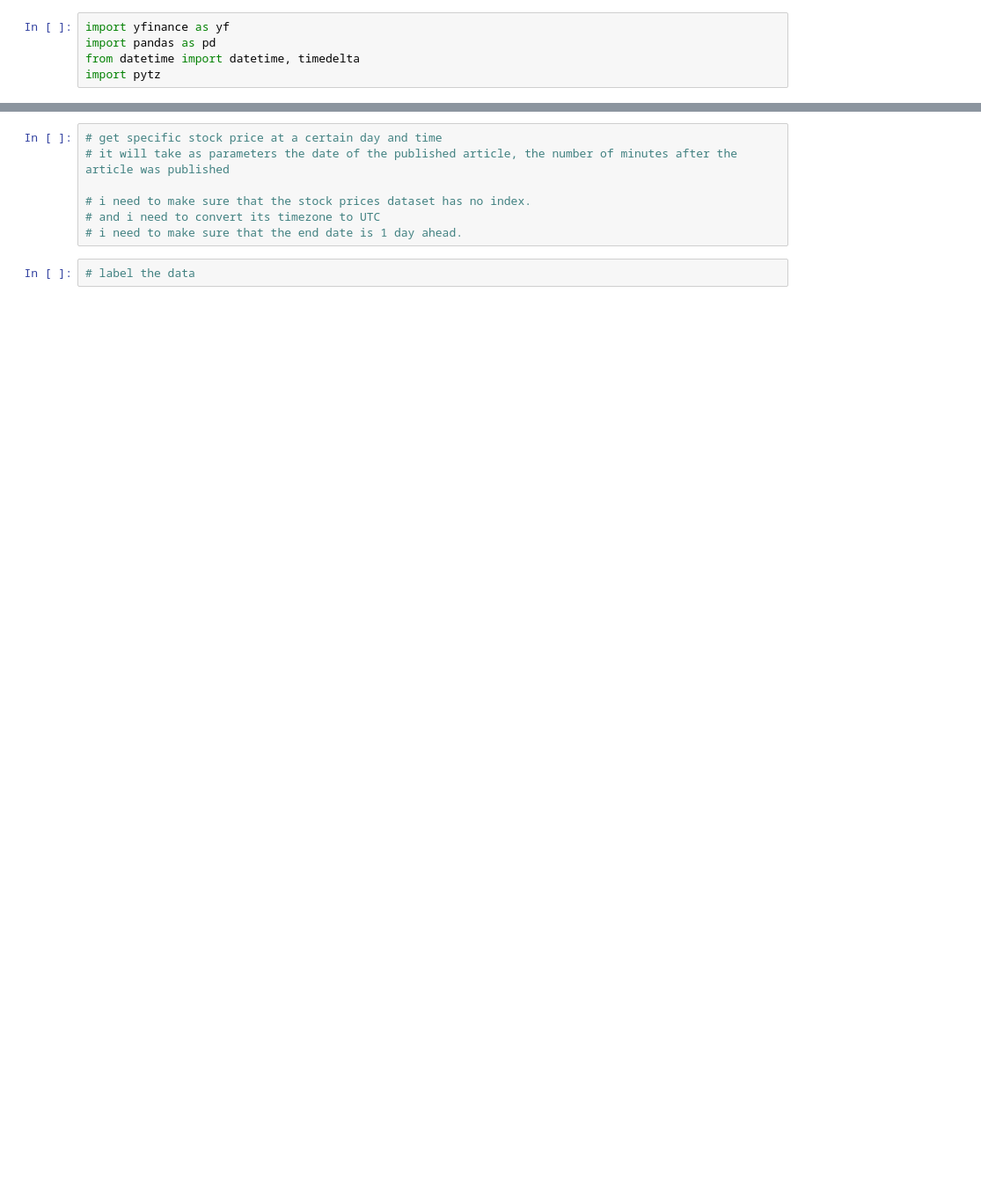
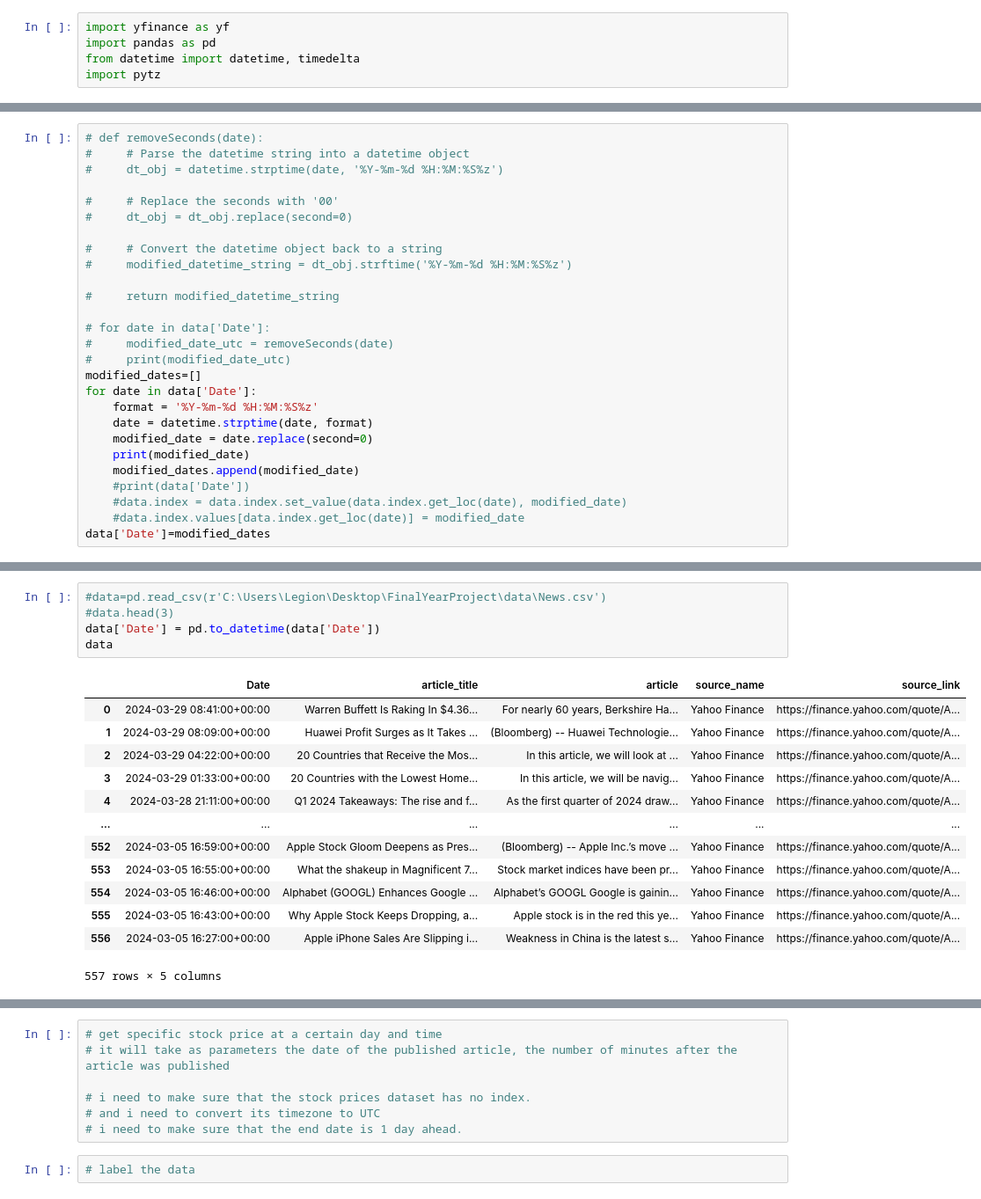
Before and after one commit to joudabihaidar/MarketMind, a Jupyter notebook: notebooks/labeling.ipynb, the cells around one changed output, grey strips where cells are left out. Shown at 88% size. Drawn from its saved outputs; the diff is of its cells as text; blank space fills up the shorter version.

```diff
--- a/notebooks/labeling.ipynb
+++ b/notebooks/labeling.ipynb
@@ -41,0 +34,27 @@ data
+# %%
+# def removeSeconds(date):
+#     # Parse the datetime string into a datetime object
+#     dt_obj = datetime.strptime(date, '%Y-%m-%d %H:%M:%S%z')
+
+#     # Replace the seconds with '00'
+#     dt_obj = dt_obj.replace(second=0)
+
+#     # Convert the datetime object back to a string
+#     modified_datetime_string = dt_obj.strftime('%Y-%m-%d %H:%M:%S%z')
+
+#     return modified_datetime_string
+
+# for date in data['Date']:
+#     modified_date_utc = removeSeconds(date)
+#     print(modified_date_utc)
+modified_dates=[]
+for date in data['Date']:
+    format = '%Y-%m-%d %H:%M:%S%z'
+    date = datetime.strptime(date, format)
+    modified_date = date.replace(second=0)
+    print(modified_date)
+    modified_dates.append(modified_date)
+    #print(data['Date'])
+    #data.index = data.index.set_value(data.index.get_loc(date), modified_date)
+    #data.index.values[data.index.get_loc(date)] = modified_date
+data['Date']=modified_dates
@@ -42,3 +95,22 @@ data
+# %%
+#data=pd.read_csv(r'C:\Users\Legion\Desktop\FinalYearProject\data\News.csv')
+#data.head(3)
+data['Date'] = pd.to_datetime(data['Date'])
+data
+# %% [output]
+|  | Date | article_title | article | source_name | source_link |
+| 0 | 2024-03-29 08:41:00+00:00 | Warren Buffett Is Raking In $4.36... | For nearly 60 years, Berkshire Ha... | Yahoo Finance | https://finance.yahoo.com/quote/A... |
+| 1 | 2024-03-29 08:09:00+00:00 | Huawei Profit Surges as It Takes ... | (Bloomberg) -- Huawei Technologie... | Yahoo Finance | https://finance.yahoo.com/quote/A... |
+| 2 | 2024-03-29 04:22:00+00:00 | 20 Countries that Receive the Mos... | In this article, we will look at ... | Yahoo Finance | https://finance.yahoo.com/quote/A... |
+| 3 | 2024-03-29 01:33:00+00:00 | 20 Countries with the Lowest Home... | In this article, we will be navig... | Yahoo Finance | https://finance.yahoo.com/quote/A... |
+| 4 | 2024-03-28 21:11:00+00:00 | Q1 2024 Takeaways: The rise and f... | As the first quarter of 2024 draw... | Yahoo Finance | https://finance.yahoo.com/quote/A... |
+| ... | ... | ... | ... | ... | ... |
+| 552 | 2024-03-05 16:59:00+00:00 | Apple Stock Gloom Deepens as Pres... | (Bloomberg) -- Apple Inc.’s move ... | Yahoo Finance | https://finance.yahoo.com/quote/A... |
+| 553 | 2024-03-05 16:55:00+00:00 | What the shakeup in Magnificent 7... | Stock market indices have been pr... | Yahoo Finance | https://finance.yahoo.com/quote/A... |
+| 554 | 2024-03-05 16:46:00+00:00 | Alphabet (GOOGL) Enhances Google ... | Alphabet’s GOOGL Google is gainin... | Yahoo Finance | https://finance.yahoo.com/quote/A... |
+| 555 | 2024-03-05 16:43:00+00:00 | Why Apple Stock Keeps Dropping, a... | Apple stock is in the red this ye... | Yahoo Finance | https://finance.yahoo.com/quote/A... |
+| 556 | 2024-03-05 16:27:00+00:00 | Apple iPhone Sales Are Slipping i... | Weakness in China is the latest s... | Yahoo Finance | https://finance.yahoo.com/quote/A... |
+557 rows × 5 columns
 # %%
 def convertTimezone(timezone, df,name):
     """
```
Also changed, not shown: parts of 12 cells of this notebook, 2 other files.
